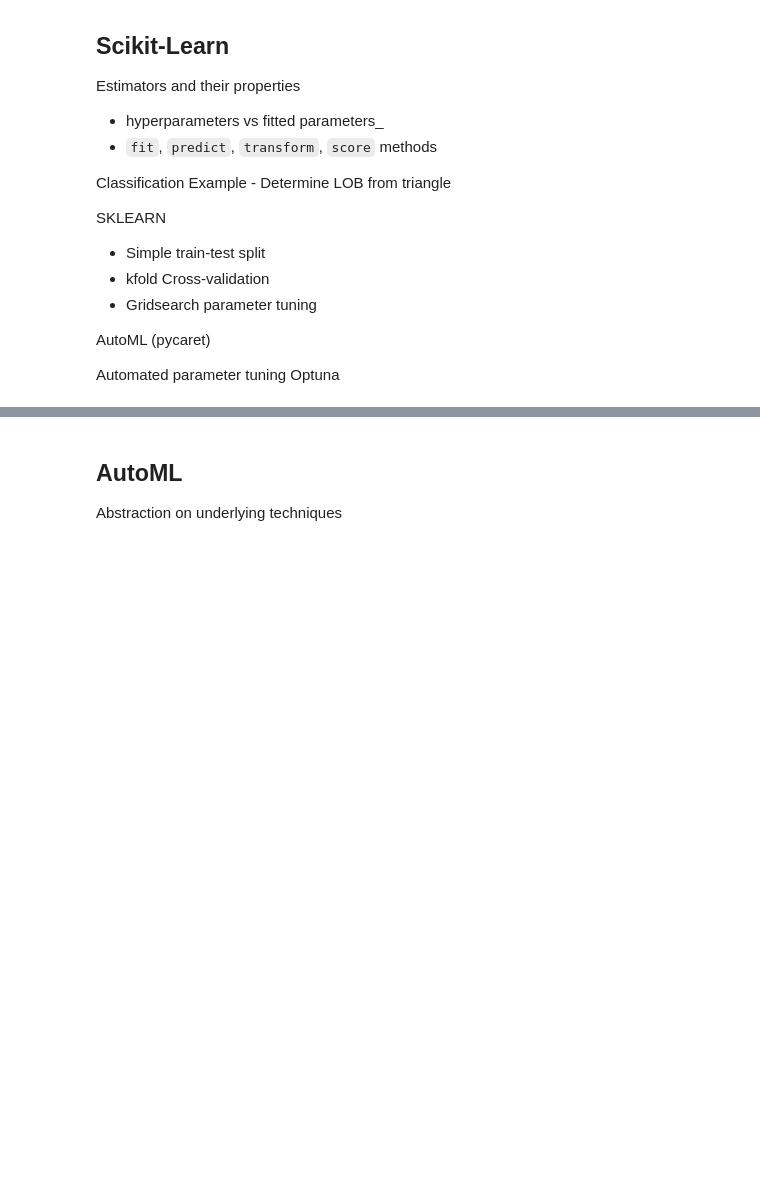
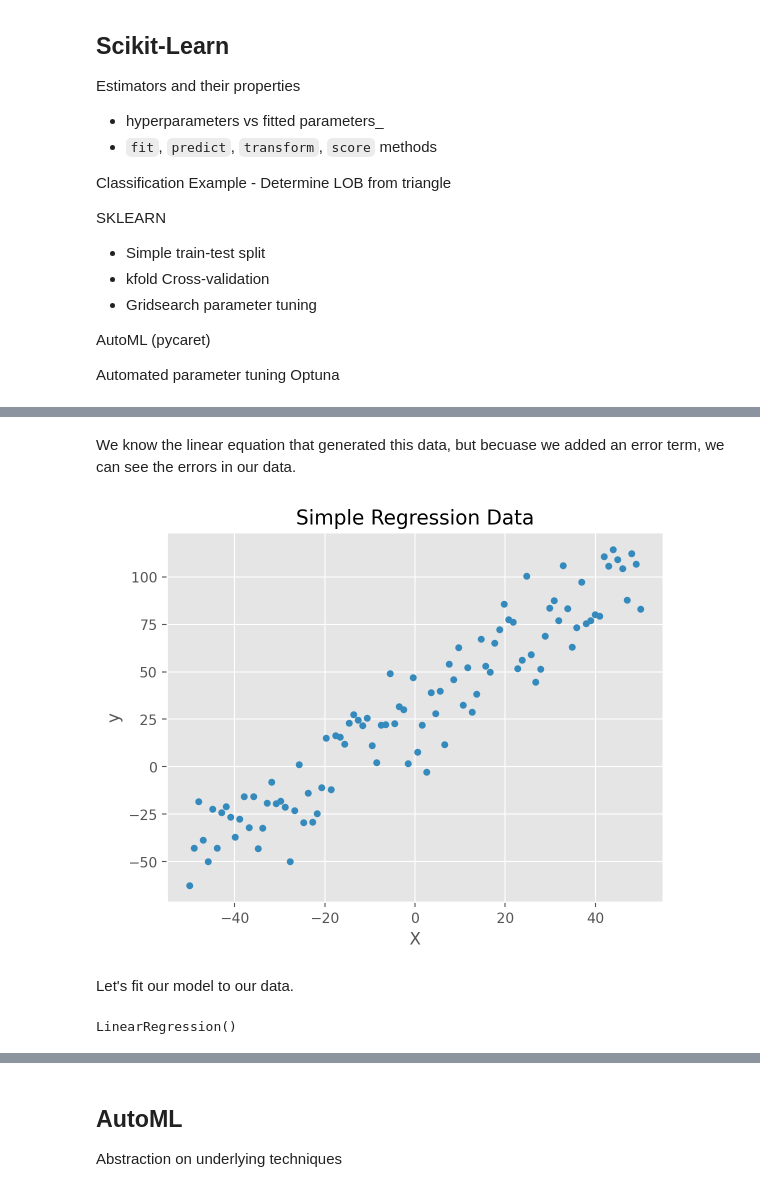
Before and after one commit to jbogaardt/clrs_2023, a Jupyter notebook: Session 1 - Traditional ML.ipynb, the cells around one changed output, grey strips where cells are left out. Cells and saved outputs as stored; diff of their text form; code cells hidden in the pictures; blank space fills up the shorter version.

```diff
--- a/Session 1 - Traditional ML.ipynb
+++ b/Session 1 - Traditional ML.ipynb
@@ -1,5 +1,9 @@
 # %%
 #!pip install pycaret chainladder optuna
+# %%
+import matplotlib.pyplot as plt
+plt.style.use('ggplot')
+%config InlineBackend.figure_format = 'retina'
 # %% [markdown]
 # Machine Learning in Python
 
@@ -30,0 +82,7 @@ import pandas as pd
+# %%
+import numpy as np
+
+data = pd.DataFrame(
+    {'X': np.linspace(-50, 50, 100),
+     'y': 1.5 * X  + 30 + np.random.normal(0, 15, 100)})
+data.head()
@@ -30,0 +96,12 @@ import pandas as pd
+# %% [markdown]
+We know the linear equation that generated this data, but becuase we added an error term, we can see the errors in our data.
+# %%
+data.plot(kind='scatter', x='X', y='y', title='Simple Regression Data');
+# %% [output]
+[figure, added]
+# %% [markdown]
+Let's fit our model to our data.
+# %%
+model.fit(data[['X']], data['y'])
+# %% [output]
+LinearRegression()
```
Also changed, not shown: parts of 67 cells of this notebook, 1 other file.
